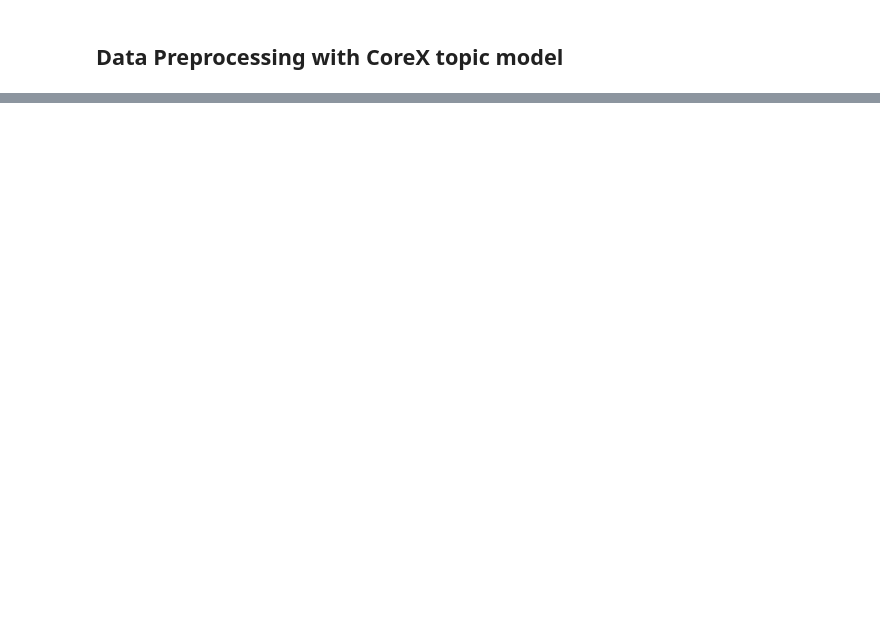
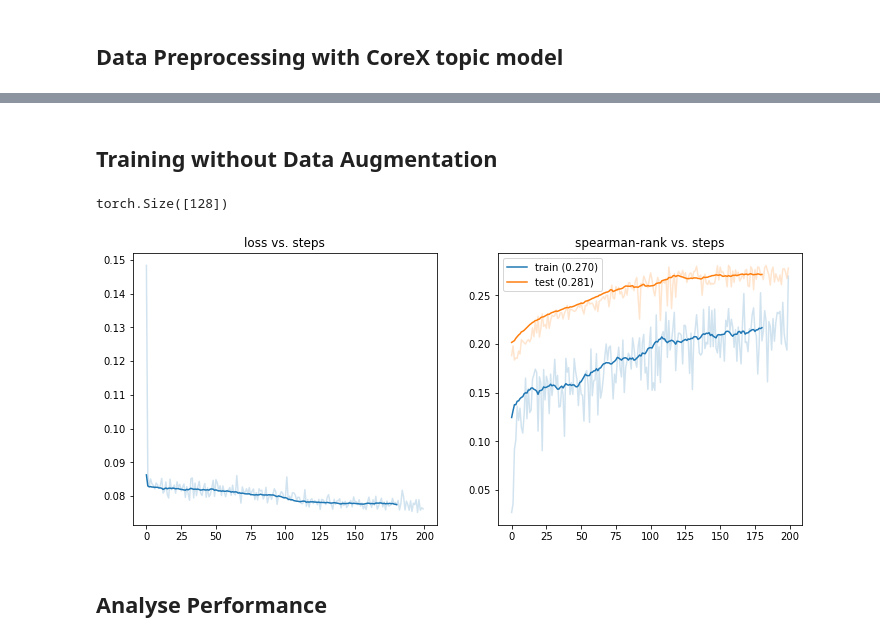
Before and after one commit to iserh/elf, a Jupyter notebook: MLP_CoreX.ipynb, the cells around one changed output, grey strips where cells are left out. Drawn from its saved outputs; the diff is of its cells as text; code cells hidden in the pictures; blank space fills up the shorter version.

```diff
--- a/MLP_CoreX.ipynb
+++ b/MLP_CoreX.ipynb
@@ -99,8 +23,2 @@ data_aug
 # %% [markdown]
 ## Data Preprocessing with CoreX topic model
-# %%
-with open(data_dir / "vectorizer.bin", "rb") as f:
-    vectorizer = pickle.load(f)
-with open(data_dir / "not_digit_idxs.bin", "rb") as f:
-    not_digit_idxs = pickle.load(f)
-topic_model = ct.load(data_dir / "topic_model.bin")
@@ -351,6 +24,0 @@ data_aug
-# %%
-with open(data_dir / "vectorizer.bin", "rb") as f:
-    vectorizer = pickle.load(f)
-with open(data_dir / "not_digit_idxs.bin", "rb") as f:
-    not_digit_idxs = pickle.load(f)
-topic_model = ct.load(data_dir / "topic_model.bin")
@@ -559,0 +40,5 @@ pearsonr(scores, sts_test.score)[0]
+# %%
+data_module = PreprocessingModule(data_dir, benchmark=STSBenchmark)
+data_module.prepare_data()
+corex_feat = CoreXFeatures(data_dir)
+syntax_feat = SyntaxFeatures()
@@ -559,0 +54,2 @@ pearsonr(scores, sts_test.score)[0]
+# %% [markdown]
+## Training without Data Augmentation
@@ -559,0 +104,6 @@ pearsonr(scores, sts_test.score)[0]
+# %%
+model = SimilarityModel(num_embeddings=data_module.feature_generators[0].input_size, embedding_dim=512)
+batch = next(iter(data_module.train_dataloader()))
+model(*batch[:2]).shape
+# %% [output]
+torch.Size([128])
@@ -559,0 +166,18 @@ pearsonr(scores, sts_test.score)[0]
+# %%
+N = 20
+_, ax = plt.subplots(1, 2, figsize=(12, 5))
+ax[0].plot(train_losses, color="tab:blue", alpha=0.2)
+ax[0].plot(pd.Series(train_losses).rolling(window=N).mean().iloc[N-1:].values, color="tab:blue")
+ax[0].set_title("loss vs. steps")
+ax[1].plot(train_spearman, color="tab:blue", alpha=0.2)
+ax[1].plot(pd.Series(train_spearman).rolling(window=N).mean().iloc[N-1:].values, color="tab:blue", label=f"train ({max(train_spearman):.3f})")
+ax[1].plot(test_spearman, color="tab:orange", alpha=0.2)
+ax[1].plot(pd.Series(test_spearman).rolling(window=N).mean().iloc[N-1:].values, color="tab:orange", label=f"test ({max(test_spearman):.3f})")
+ax[1].set_title("spearman-rank vs. steps")
+ax[1].legend()
+plt.savefig(output_dir / "corex-linear-w-augmentation-3.pdf")
+plt.show()
+# %% [output]
+[figure, added]
+# %% [markdown]
+## Analyse Performance
```
Also changed, not shown: parts of 69 cells of this notebook, 8 other files.
